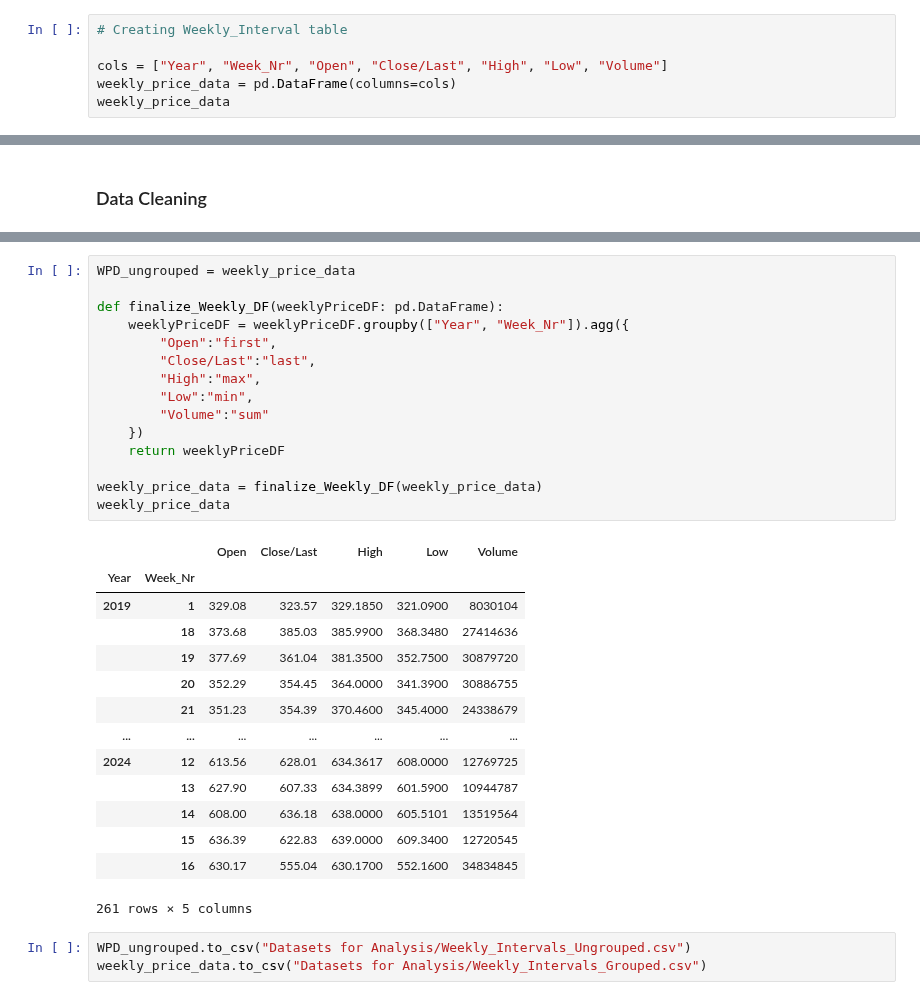
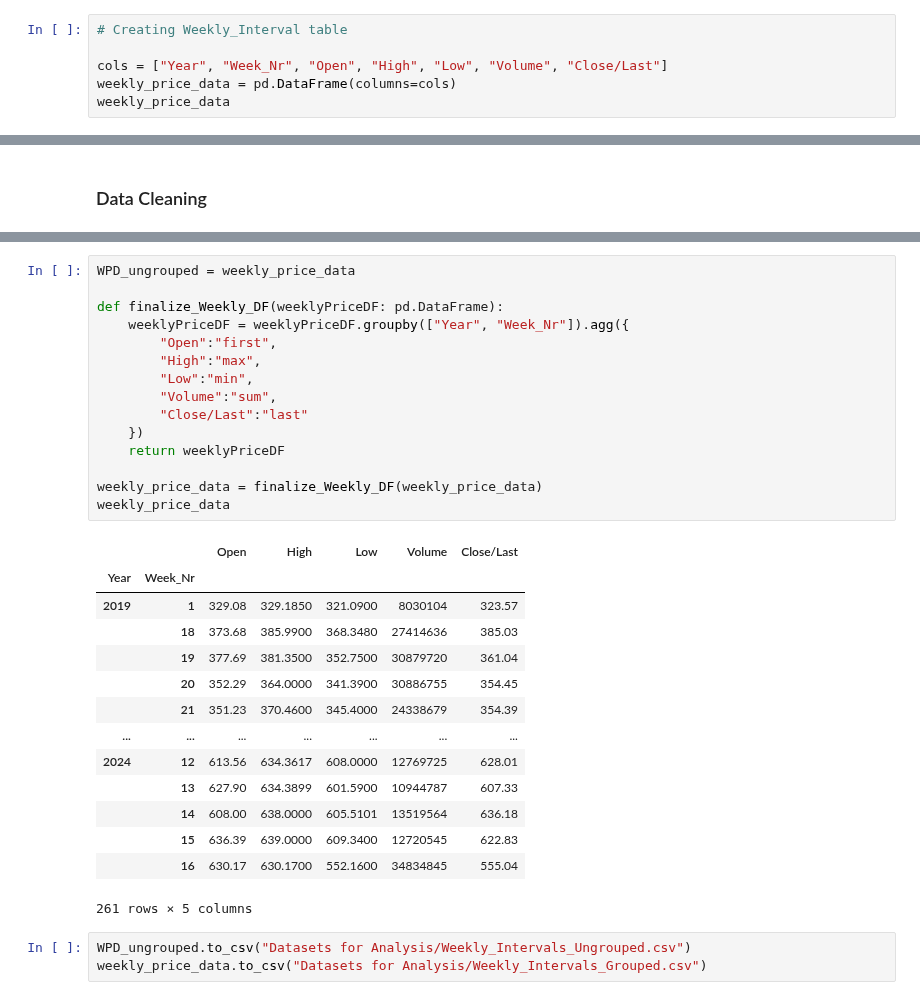
Before and after one commit to AbubakrBardien/netflix-stock-price-predictor, a Jupyter notebook: Data Analysis and Cleaning.ipynb, the cells around one changed output, grey strips where cells are left out. Drawn from its saved outputs; the diff is of its cells as text.

```diff
--- a/Data Analysis and Cleaning.ipynb
+++ b/Data Analysis and Cleaning.ipynb
@@ -94,7 +94,7 @@ The weekly <u>closing price</u> will be the closing price on <u>Friday</u>.
 # %%
 # Creating Weekly_Interval table
 
-cols = ["Year", "Week_Nr", "Open", "Close/Last", "High", "Low", "Volume"]
+cols = ["Year", "Week_Nr", "Open", "High", "Low", "Volume", "Close/Last"]
 weekly_price_data = pd.DataFrame(columns=cols)
 weekly_price_data
 # %% [output]
@@ -147,32 +147,32 @@ weekly_price_data
 # %%
 WPD_ungrouped = weekly_price_data
 
 def finalize_Weekly_DF(weeklyPriceDF: pd.DataFrame):
     weeklyPriceDF = weeklyPriceDF.groupby(["Year", "Week_Nr"]).agg({
         "Open":"first",
-        "Close/Last":"last",
         "High":"max",
         "Low":"min",
-        "Volume":"sum"
+        "Volume":"sum",
+        "Close/Last":"last"
     })
     return weeklyPriceDF
 
 weekly_price_data = finalize_Weekly_DF(weekly_price_data)
 weekly_price_data
 # %% [output]
-|  |  | Open | Close/Last | High | Low | Volume |
+|  |  | Open | High | Low | Volume | Close/Last |
 | Year | Week_Nr |  |  |  |  |  |
-| 2019 | 1 | 329.08 | 323.57 | 329.1850 | 321.0900 | 8030104 |
-|  | 18 | 373.68 | 385.03 | 385.9900 | 368.3480 | 27414636 |
-|  | 19 | 377.69 | 361.04 | 381.3500 | 352.7500 | 30879720 |
-|  | 20 | 352.29 | 354.45 | 364.0000 | 341.3900 | 30886755 |
-|  | 21 | 351.23 | 354.39 | 370.4600 | 345.4000 | 24338679 |
+| 2019 | 1 | 329.08 | 329.1850 | 321.0900 | 8030104 | 323.57 |
+|  | 18 | 373.68 | 385.9900 | 368.3480 | 27414636 | 385.03 |
+|  | 19 | 377.69 | 381.3500 | 352.7500 | 30879720 | 361.04 |
+|  | 20 | 352.29 | 364.0000 | 341.3900 | 30886755 | 354.45 |
+|  | 21 | 351.23 | 370.4600 | 345.4000 | 24338679 | 354.39 |
 | ... | ... | ... | ... | ... | ... | ... |
-| 2024 | 12 | 613.56 | 628.01 | 634.3617 | 608.0000 | 12769725 |
-|  | 13 | 627.90 | 607.33 | 634.3899 | 601.5900 | 10944787 |
-|  | 14 | 608.00 | 636.18 | 638.0000 | 605.5101 | 13519564 |
-|  | 15 | 636.39 | 622.83 | 639.0000 | 609.3400 | 12720545 |
-|  | 16 | 630.17 | 555.04 | 630.1700 | 552.1600 | 34834845 |
+| 2024 | 12 | 613.56 | 634.3617 | 608.0000 | 12769725 | 628.01 |
+|  | 13 | 627.90 | 634.3899 | 601.5900 | 10944787 | 607.33 |
+|  | 14 | 608.00 | 638.0000 | 605.5101 | 13519564 | 636.18 |
+|  | 15 | 636.39 | 639.0000 | 609.3400 | 12720545 | 622.83 |
+|  | 16 | 630.17 | 630.1700 | 552.1600 | 34834845 | 555.04 |
 261 rows × 5 columns
 # %%
 WPD_ungrouped.to_csv("Datasets for Analysis/Weekly_Intervals_Ungrouped.csv")
```
Also changed, not shown: parts of 6 cells of this notebook, 1 other file.
